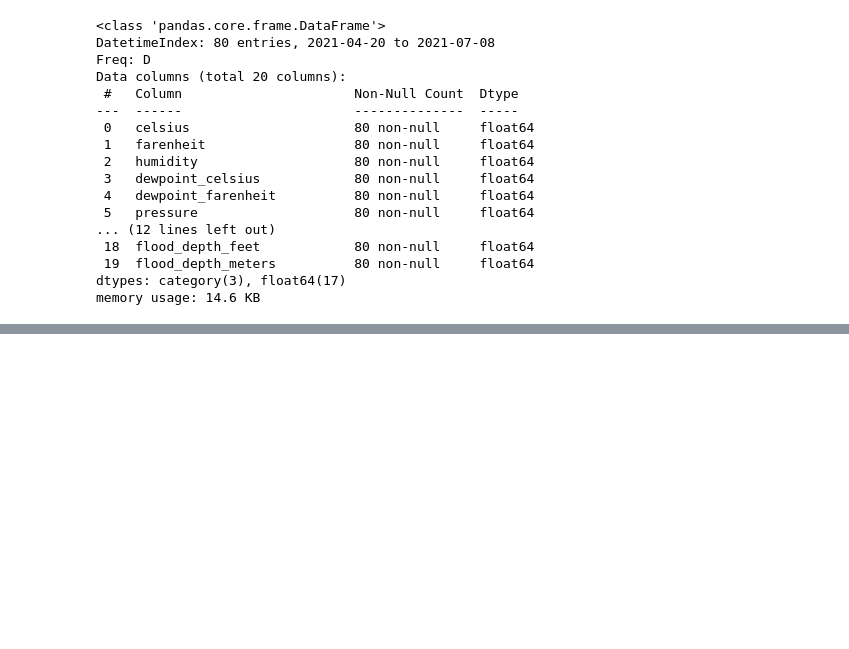
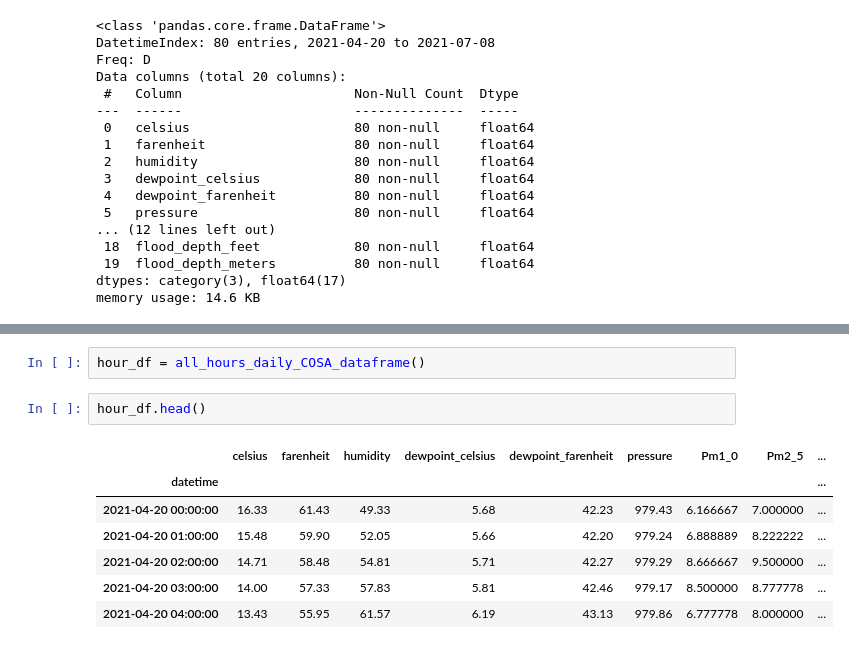
Before and after one commit to slc-data/2021-datathon, a Jupyter notebook: workbooks/lori/concat_datasets.ipynb, the cells around one changed output, grey strips where cells are left out. Drawn from its saved outputs; the diff is of its cells as text; blank space fills up the shorter version.

```diff
--- a/workbooks/lori/concat_datasets.ipynb
+++ b/workbooks/lori/concat_datasets.ipynb
@@ -97,0 +127,12 @@ memory usage: 14.6 KB
+# %%
+hour_df = all_hours_daily_COSA_dataframe()
+# %%
+hour_df.head()
+# %% [output]
+|  | celsius | farenheit | humidity | dewpoint_celsius | dewpoint_farenheit | pressure | Pm1_0 | Pm2_5 | ... |
+| datetime |  |  |  |  |  |  |  |  | ... |
+| 2021-04-20 00:00:00 | 16.33 | 61.43 | 49.33 | 5.68 | 42.23 | 979.43 | 6.166667 | 7.000000 | ... |
+| 2021-04-20 01:00:00 | 15.48 | 59.90 | 52.05 | 5.66 | 42.20 | 979.24 | 6.888889 | 8.222222 | ... |
+| 2021-04-20 02:00:00 | 14.71 | 58.48 | 54.81 | 5.71 | 42.27 | 979.29 | 8.666667 | 9.500000 | ... |
+| 2021-04-20 03:00:00 | 14.00 | 57.33 | 57.83 | 5.81 | 42.46 | 979.17 | 8.500000 | 8.777778 | ... |
+| 2021-04-20 04:00:00 | 13.43 | 55.95 | 61.57 | 6.19 | 43.13 | 979.86 | 6.777778 | 8.000000 | ... |
```
Also changed, not shown: parts of 14 cells of this notebook, 1 other file.
